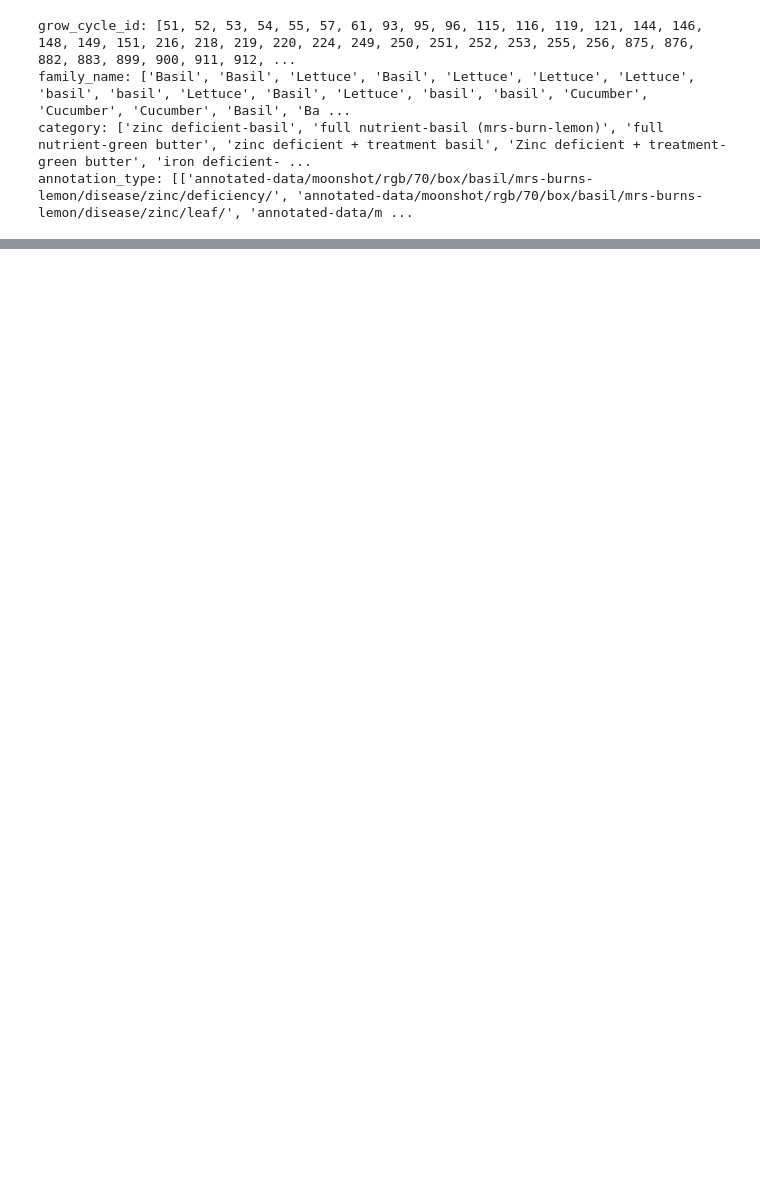
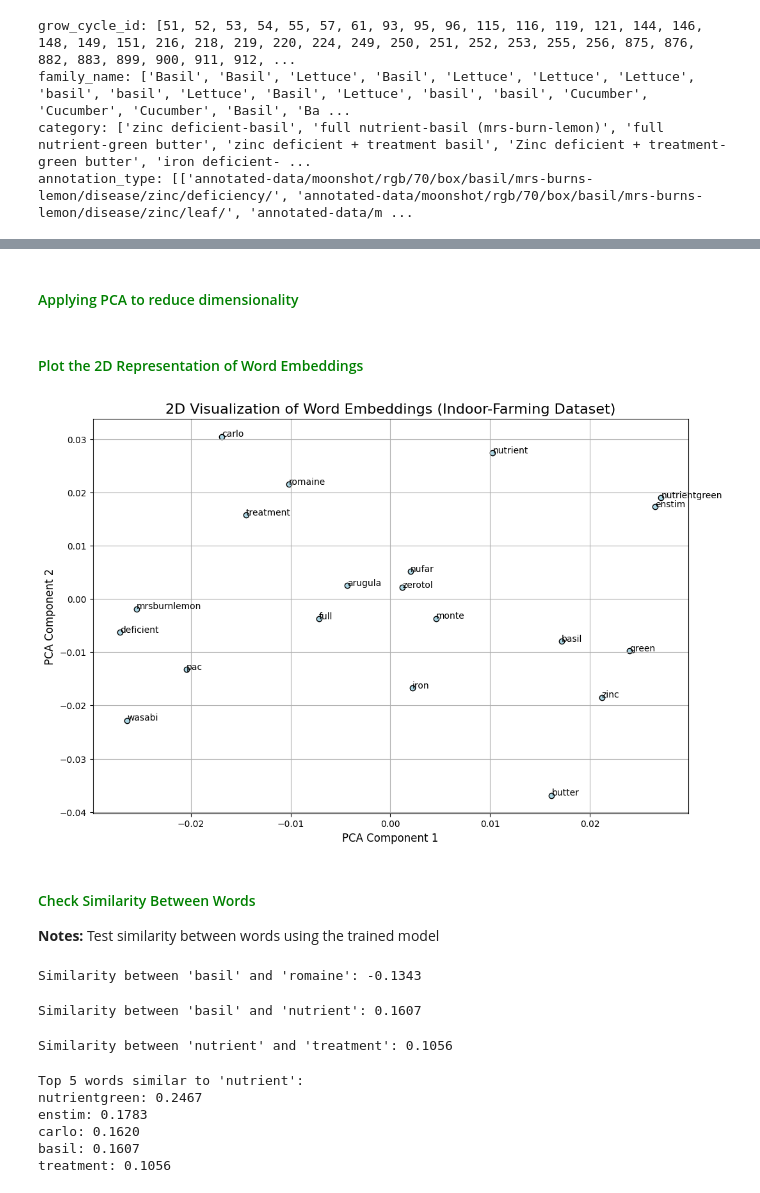
Before and after one commit to JoeJoyal/genai_bootcamp, a Jupyter notebook: assignment_01.ipynb, the cells around one changed output, grey strips where cells are left out. Saved outputs shown, nothing was run; the diff lists cells and outputs as text; code cells hidden in the pictures; blank space fills up the shorter version.

Commit message:
word2vec using pca to reduce dimensionality

```diff
--- a/assignment_01.ipynb
+++ b/assignment_01.ipynb
@@ -79,0 +101,4 @@ words
+# %%
+model.load('D:\active-learning\GENERATIVEAI\genai_bootcamp\word2vec_indoor_farming.model')
+# %%
+word_vectors = model.wv # Extract Word Vectors and Apply PCA for Dimensionality Reduction
@@ -79,0 +107,5 @@ words
+# %%
+words = list(word_vectors.index_to_key)  # List of words in the vocabulary
+vectors = word_vectors[words]  # Corresponding vectors for each word
+
+print(f"Vocabulary size: {len(words)}")  # Prints the size of the vocabulary
@@ -79,0 +130,62 @@ words
+# %% [markdown]
+#### <font color="green"> Applying PCA to reduce dimensionality </font>
+# %%
+pca = PCA(n_components=2)
+reduced_vectors = pca.fit_transform(vectors)
+# %% [markdown]
+#### <font color="green"> Plot the 2D Representation of Word Embeddings </font>
+# %%
+# Create a scatter plot
+plt.figure(figsize=(12, 8))
+plt.scatter(reduced_vectors[:, 0], reduced_vectors[:, 1], edgecolors='k', c='lightblue')
+
+# Annotate a subset of words (for clarity, plot only the first 50 words)
+for i, word in enumerate(words[:50]):
+    plt.annotate(word, xy=(reduced_vectors[i, 0], reduced_vectors[i, 1]))
+
+# Set plot labels and title
+plt.title("2D Visualization of Word Embeddings (Indoor-Farming Dataset)", fontsize=16)
+plt.xlabel("PCA Component 1", fontsize=12)
+plt.ylabel("PCA Component 2", fontsize=12)
+plt.grid(True)
+plt.show()
+# %% [output]
+[figure, added]
+# %% [markdown]
+#### <font color="green"> Check Similarity Between Words </font>
+
+**Notes:** Test similarity between words using the trained model
+# %%
+word1 = "basil"
+word2 = "romaine"
+similarity = model.wv.similarity(word1, word2)
+print(f"Similarity between '{word1}' and '{word2}': {similarity:.4f}")
+# %% [output]
+Similarity between 'basil' and 'romaine': -0.1343
+# %%
+word1 = "basil"
+word2 = "nutrient"
+similarity = model.wv.similarity(word1, word2)
+print(f"Similarity between '{word1}' and '{word2}': {similarity:.4f}")
+# %% [output]
+Similarity between 'basil' and 'nutrient': 0.1607
+# %%
+word1 = "nutrient"
+word2 = "treatment"
+similarity = model.wv.similarity(word1, word2)
+print(f"Similarity between '{word1}' and '{word2}': {similarity:.4f}")
+# %% [output]
+Similarity between 'nutrient' and 'treatment': 0.1056
+# %%
+word_to_test = "nutrient"
+similar_words = model.wv.most_similar(word_to_test, topn=5)
+print(f"Top 5 words similar to '{word_to_test}':")
+for word, score in similar_words:
+    print(f"{word}: {score:.4f}")
+# %% [output]
+Top 5 words similar to 'nutrient':
+nutrientgreen: 0.2467
+enstim: 0.1783
+carlo: 0.1620
+basil: 0.1607
+treatment: 0.1056
```
Also changed, not shown: parts of 26 cells of this notebook.
